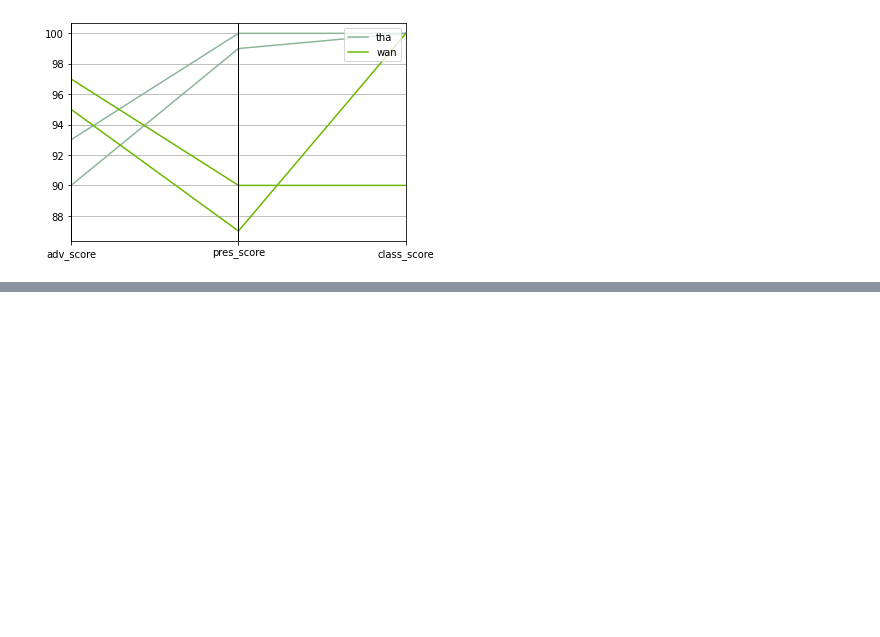
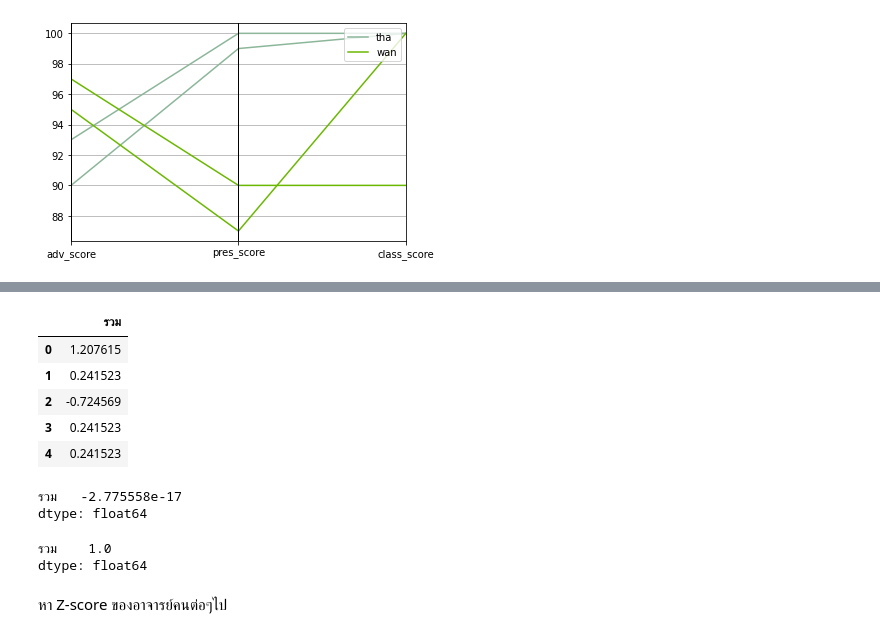
Before and after one commit to dinsor17/data_viz, a Jupyter notebook: DataViz_Midterm_2021.ipynb, the cells around one changed output, grey strips where cells are left out. Cells and saved outputs as stored; diff of their text form; code cells hidden in the pictures; blank space fills up the shorter version.

```diff
--- a/DataViz_Midterm_2021.ipynb
+++ b/DataViz_Midterm_2021.ipynb
@@ -109,0 +276,23 @@ pd.plotting.parallel_coordinates(this,'advisor',cols=['adv_score','pres_score','
+# %%
+Z_sum1 = (sum1-x_bar)/sd
+Z_sum1.head()
+# %% [output]
+|  | รวม |
+| 0 | 1.207615 |
+| 1 | 0.241523 |
+| 2 | -0.724569 |
+| 3 | 0.241523 |
+| 4 | 0.241523 |
+# %%
+#การเช็ค
+Z_sum1.mean() #เป็น 0
+# %% [output]
+รวม   -2.775558e-17
+dtype: float64
+# %%
+Z_sum1.std() #มันจะรันได้ 1
+# %% [output]
+รวม    1.0
+dtype: float64
+# %% [markdown]
+หา Z-score ของอาจารย์คนต่อๆไป
```
Also changed, not shown: parts of 53 cells of this notebook.
